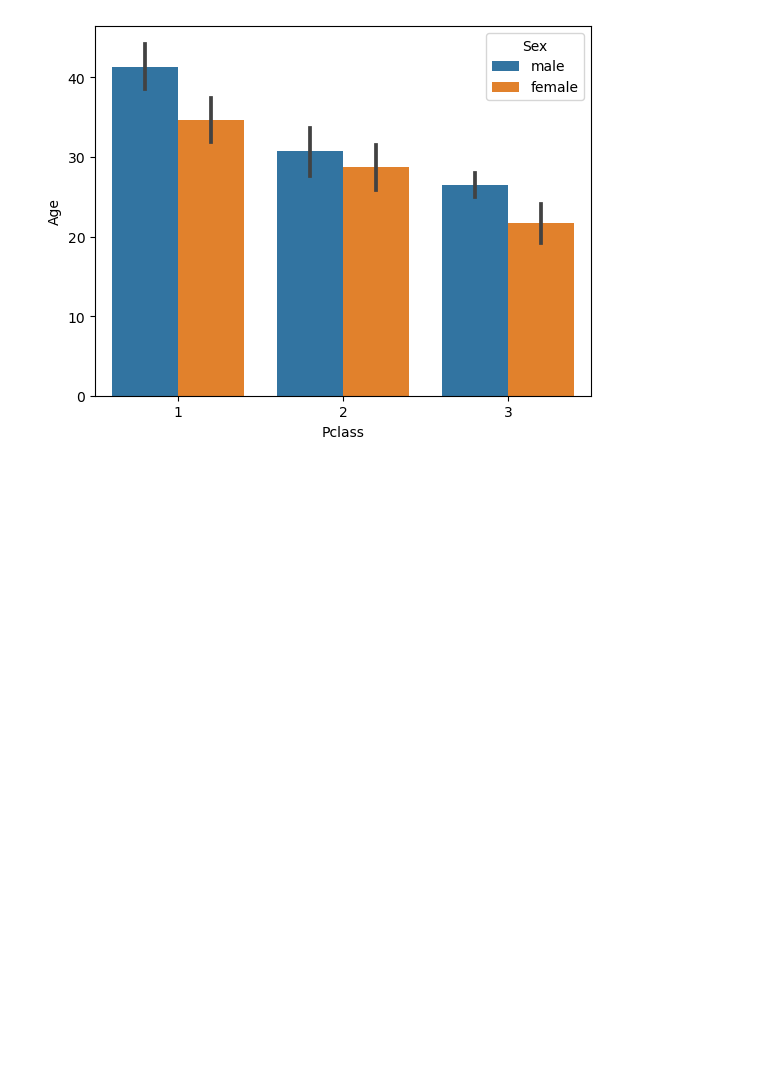
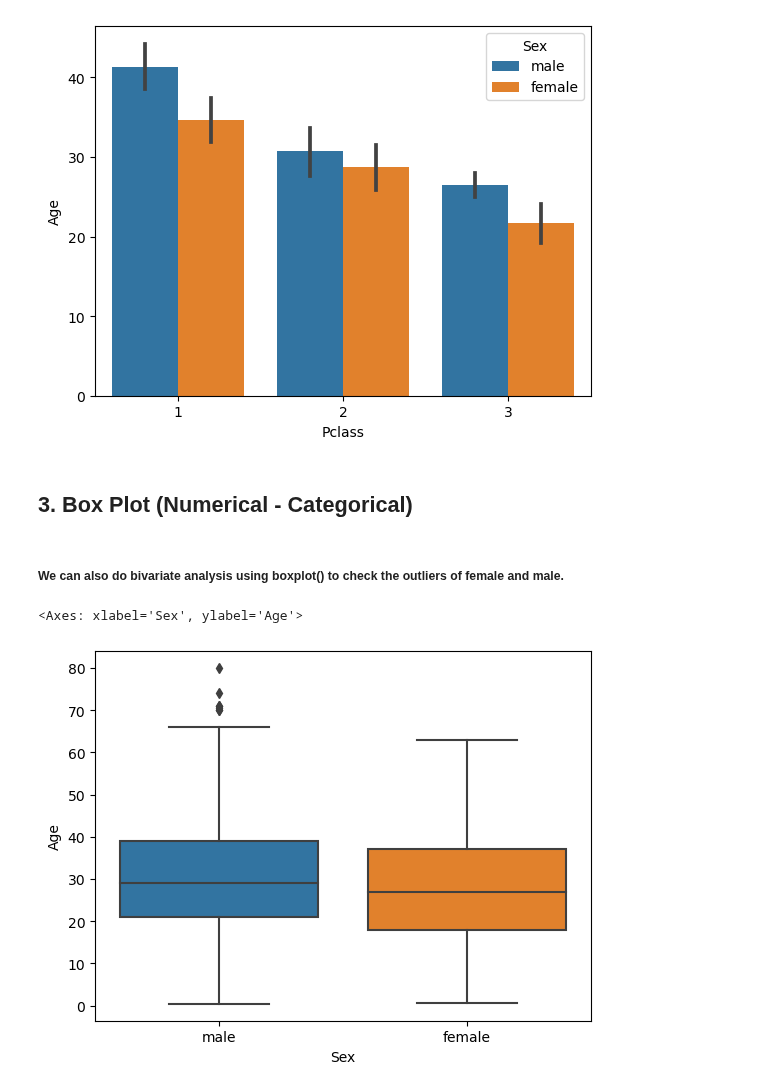
Before and after one commit to Shreyasb1015/Machine-Learning, a Jupyter notebook: eda-using-bivariate-and -multivariateAnalaysis/eda-using-bivariateAndmultivairateAnalysis.ipynb, the cells around one changed output. Cells and saved outputs as stored; diff of their text form; code cells hidden in the pictures; blank space fills up the shorter version.

Commit message:
eda using bivariate and multivariate analysis

```diff
--- a/eda-using-bivariate-and -multivariateAnalaysis/eda-using-bivariateAndmultivairateAnalysis.ipynb
+++ b/eda-using-bivariate-and -multivariateAnalaysis/eda-using-bivariateAndmultivairateAnalysis.ipynb
@@ -112,3 +112,12 @@ sns.barplot(titanic,x='Pclass',y='Age',hue=titanic['Sex'])
 # %% [output]
 <Axes: xlabel='Pclass', ylabel='Age'>
 [figure]
+# %% [markdown]
+## 3. Box Plot (Numerical - Categorical)
+# %% [markdown]
+##### We can  also do  bivariate analysis using boxplot() to check the outliers of female and male.
+# %%
+sns.boxplot(titanic,x='Sex',y='Age')
+# %% [output]
+<Axes: xlabel='Sex', ylabel='Age'>
+[figure, added]
```
Also changed, not shown: parts of 2 cells of this notebook.
